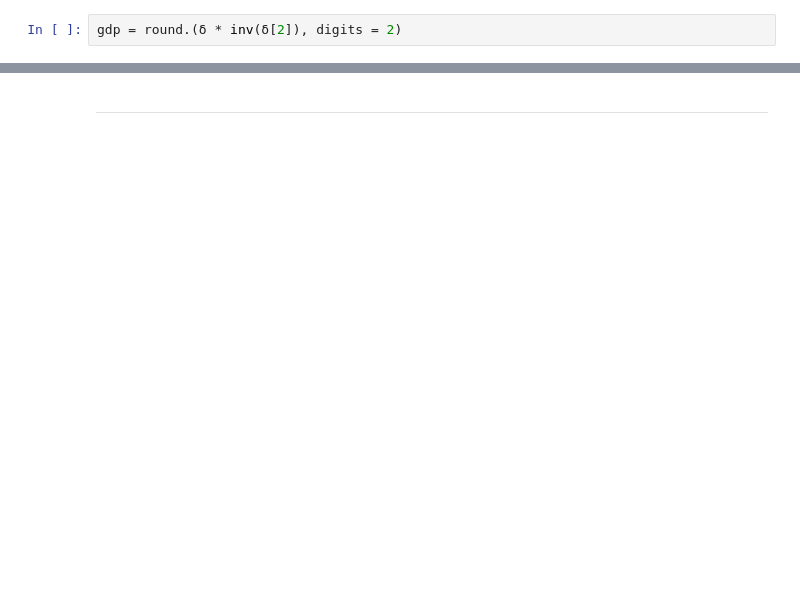
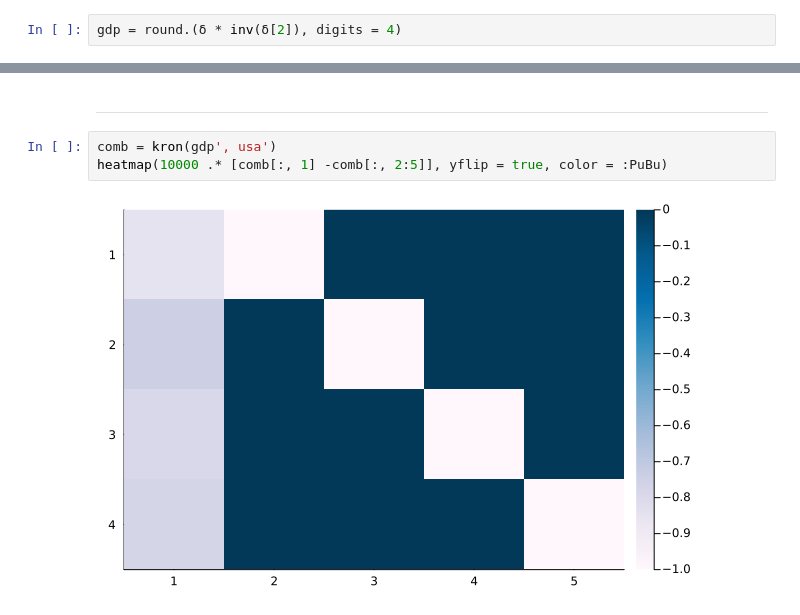
Before and after one commit to ivanuricardo/RR-MAR, a Jupyter notebook: notebooks/globalanalysis.ipynb, the cells around one changed output, grey strips where cells are left out. Drawn from its saved outputs; the diff is of its cells as text; blank space fills up the shorter version.

Commit message:
edit plots

```diff
--- a/notebooks/globalanalysis.ipynb
+++ b/notebooks/globalanalysis.ipynb
@@ -28,6 +28,6 @@ plot(tuckest.fullgrads)
  -0.3140396143939234
   0.11257901485905092
 # %%
-gdp = round.(δ * inv(δ[2]), digits = 2)
+gdp = round.(δ * inv(δ[2]), digits = 4)
 # %% [output]
 4×1 Matrix{Float64}:
@@ -101,2 +110,7 @@ latexify(round.(kron(gdp', usa'), digits = 2))
 # %% [markdown]
 ---------
+# %%
+comb = kron(gdp', usa')
+heatmap(10000 .* [comb[:, 1] -comb[:, 2:5]], yflip = true, color = :PuBu)
+# %% [output]
+[figure, added]
```
Also changed, not shown: parts of 3 cells of this notebook, 6 other files.
